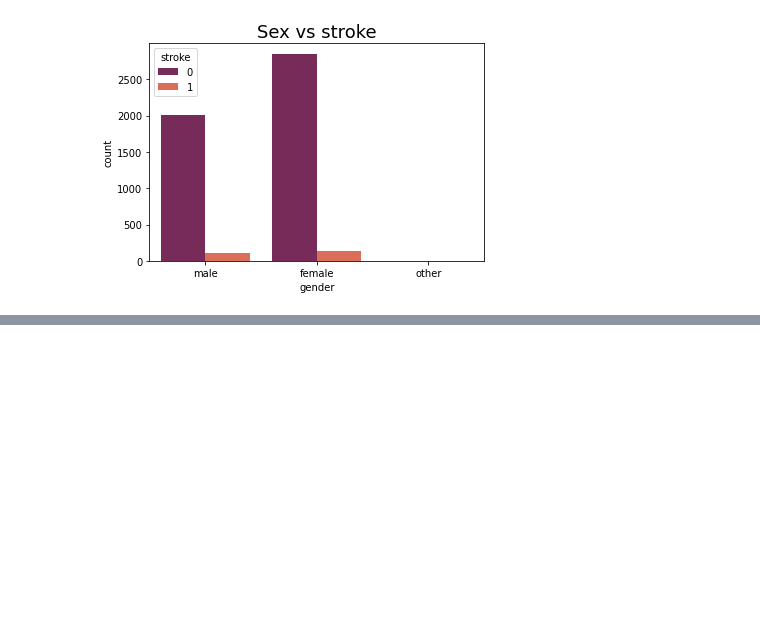
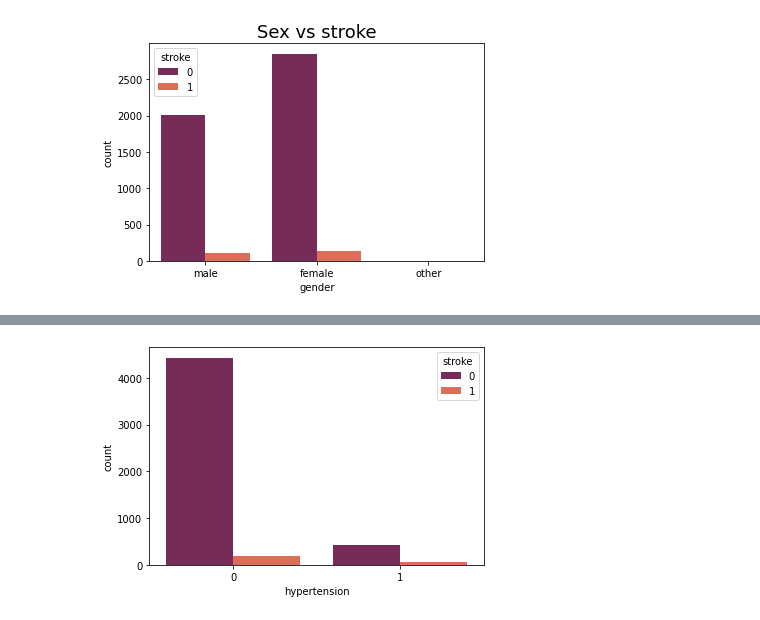
Before and after one commit to augasauruss/Python_mokymai, a Jupyter notebook: 1_paskaita.ipynb/Baigiamasis_darbas.ipynb, the cells around one changed output, grey strips where cells are left out. Saved outputs shown, nothing was run; the diff lists cells and outputs as text; code cells hidden in the pictures; blank space fills up the shorter version.

```diff
--- a/1_paskaita.ipynb/Baigiamasis_darbas.ipynb
+++ b/1_paskaita.ipynb/Baigiamasis_darbas.ipynb
@@ -159,0 +189,5 @@ plt.show()
+# %%
+sns.countplot(x=df['hypertension'],hue=df['stroke'],palette='rocket')
+plt.show()
+# %% [output]
+[figure, added]
```
Also changed, not shown: parts of 19 cells of this notebook.
